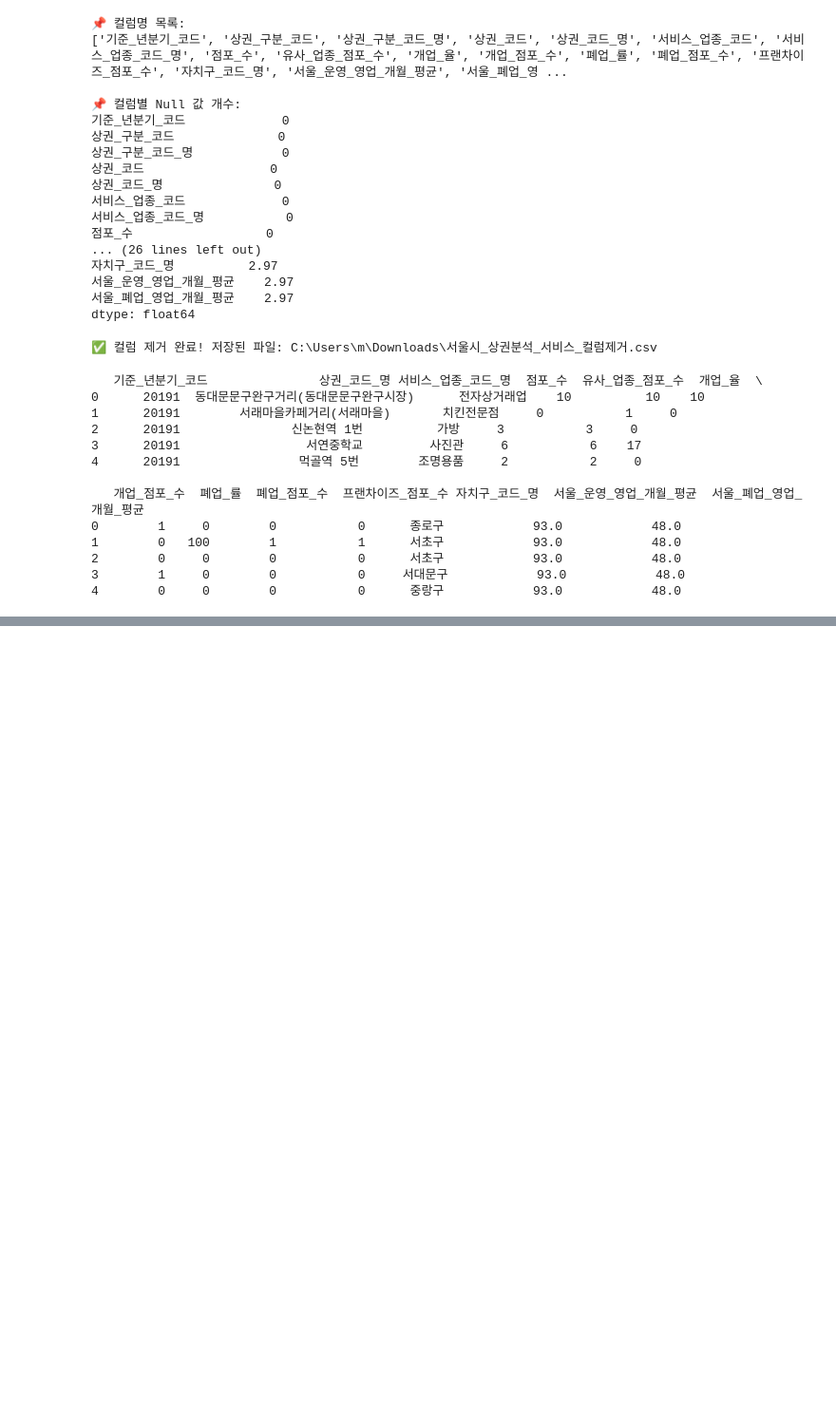
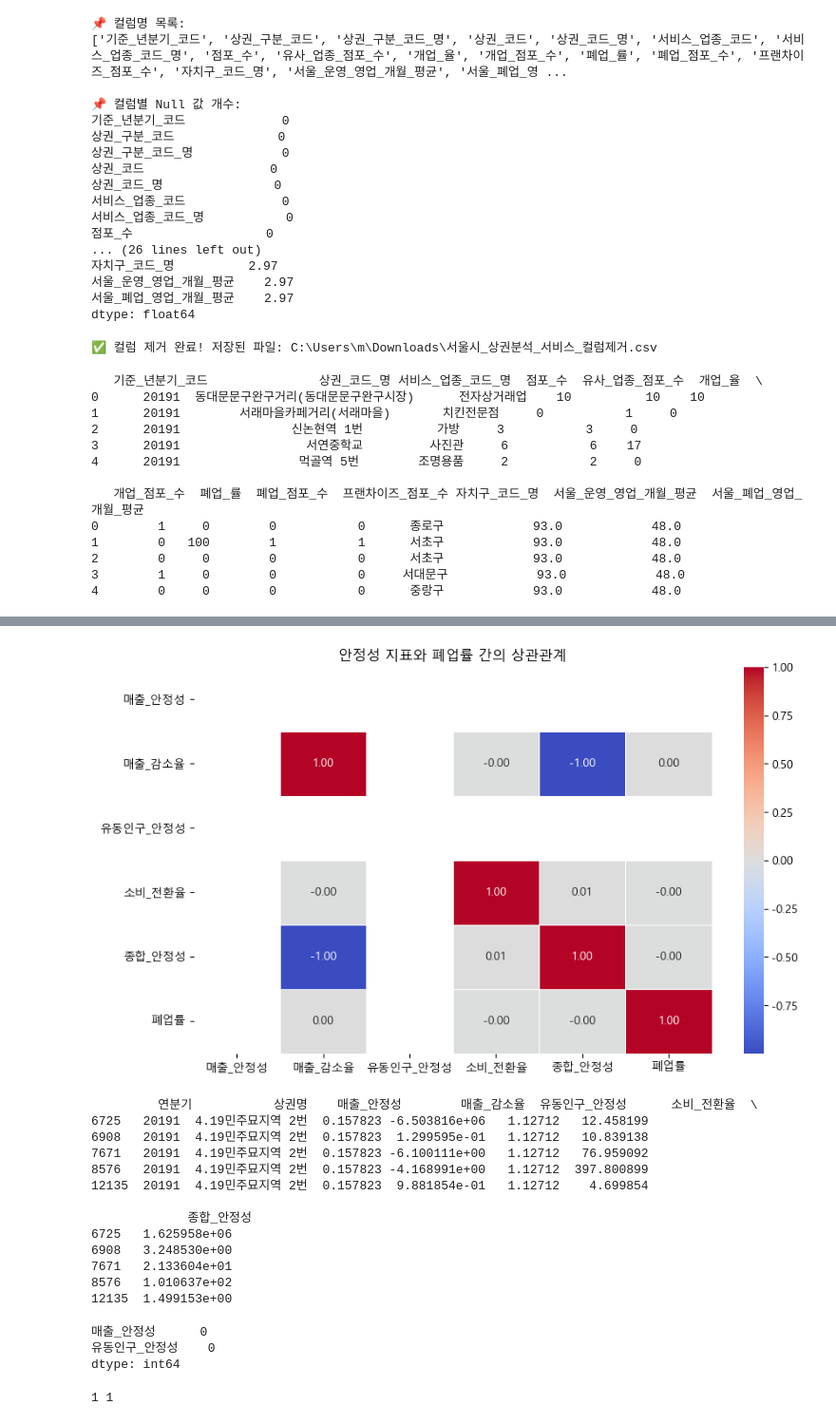
Before and after one commit to medici-bda10-sda/sda.final.project, a Jupyter notebook: 지표 생성 및 데이터 전처리 관련 코드.ipynb, the cells around one changed output, grey strips where cells are left out. Shown at 95% size. Drawn from its saved outputs; the diff is of its cells as text; code cells hidden in the pictures; blank space fills up the shorter version.

```diff
--- a/지표 생성 및 데이터 전처리 관련 코드.ipynb
+++ b/지표 생성 및 데이터 전처리 관련 코드.ipynb
@@ -281,0 +619,80 @@ print(df.head())  # 데이터 샘플 확인
+# %%
+import pandas as pd
+import numpy as np
+import seaborn as sns
+import matplotlib.pyplot as plt
+
+# 📌 1. 데이터 로드
+df = pd.read_csv(r"C:\Users\m\Downloads\서울시_상권분석_서비스_매출추가.csv")
+
+# 📌 2. '기준_년분기_코드' 기준으로 정렬
+df = df.sort_values(by=["상권명", "연분기"])
+
+# 📌 3. 이전 분기 매출 계산 (같은 상권 기준으로)
+df["이전_분기_매출"] = df.groupby("상권명")["매출_금액"].shift(1)
+df["이전_분기_매출"] = df["이전_분기_매출"].fillna(0)  # NaN 값을 0으로 채움
+
+# 📌 4. 매출 안정성 계산
+df["매출_안정성"] = df["매출_금액"].median() / (df["매출_금액"].std() + 1)
+
+# 📌 5. 매출 감소율 계산
+df["매출_감소율"] = (df["이전_분기_매출"] - df["매출_금액"]) / (df["이전_분기_매출"] + 1)
+
+# 📌 6. 유동인구 안정성 계산
+df["유동인구_안정성"] = df["유동인구수"].mean() / (df["유동인구수"].std() + 1)
+
+# 📌 7. 소비 전환율 계산
+df["소비_전환율"] = df["매출_금액"] / (df["유동인구수"] + 1)
+
+# 📌 8. 초기 가중치 설정
+w1, w2, w3, w4 = 0.25, 0.25, 0.25, 0.25
+
+# 📌 9. 종합 안정성 지표 계산
+df["종합_안정성"] = (w1 * df["매출_안정성"] +
+                     w2 * (1 - df["매출_감소율"]) +
+                     w3 * df["유동인구_안정성"] +
+                     w4 * df["소비_전환율"])
+
+# 📌 10. 상관계수 계산
+required_columns = ["매출_안정성", "매출_감소율", "유동인구_안정성", "소비_전환율", "종합_안정성", "폐업률"]
+missing_columns = [col for col in required_columns if col not in df.columns]
+
+if missing_columns:
+    print(f"❌ 누락된 컬럼: {missing_columns}")
+else:
+    df_selected = df[required_columns].dropna()  # NaN 제거
+    correlation_matrix = df_selected.corr()  # 상관계수 계산
+
+    # 📌 11. 히트맵 시각화
+    plt.figure(figsize=(10, 6))
+    sns.heatmap(correlation_matrix, annot=True, cmap="coolwarm", fmt=".2f", linewidths=0.5)
+    plt.title("안정성 지표와 폐업률 간의 상관관계")
+    plt.show()
+
+# 📌 12. 결과 확인
+print(df[["연분기", "상권명", "매출_안정성", "매출_감소율", "유동인구_안정성", "소비_전환율", "종합_안정성"]].head())
+# %% [output]
+[figure, added]
+         연분기           상권명    매출_안정성        매출_감소율  유동인구_안정성      소비_전환율  \
+6725   20191  4.19민주묘지역 2번  0.157823 -6.503816e+06   1.12712   12.458199
+6908   20191  4.19민주묘지역 2번  0.157823  1.299595e-01   1.12712   10.839138
+7671   20191  4.19민주묘지역 2번  0.157823 -6.100111e+00   1.12712   76.959092
+8576   20191  4.19민주묘지역 2번  0.157823 -4.168991e+00   1.12712  397.800899
+12135  20191  4.19민주묘지역 2번  0.157823  9.881854e-01   1.12712    4.699854
+
+             종합_안정성
+6725   1.625958e+06
+6908   3.248530e+00
+7671   2.133604e+01
+8576   1.010637e+02
+12135  1.499153e+00
+# %%
+print(df[["매출_안정성", "유동인구_안정성"]].isna().sum())
+# %% [output]
+매출_안정성      0
+유동인구_안정성    0
+dtype: int64
+# %%
+print(df["매출_안정성"].nunique(), df["유동인구_안정성"].nunique())
+# %% [output]
+1 1
```
Also changed, not shown: parts of 16 cells of this notebook.
